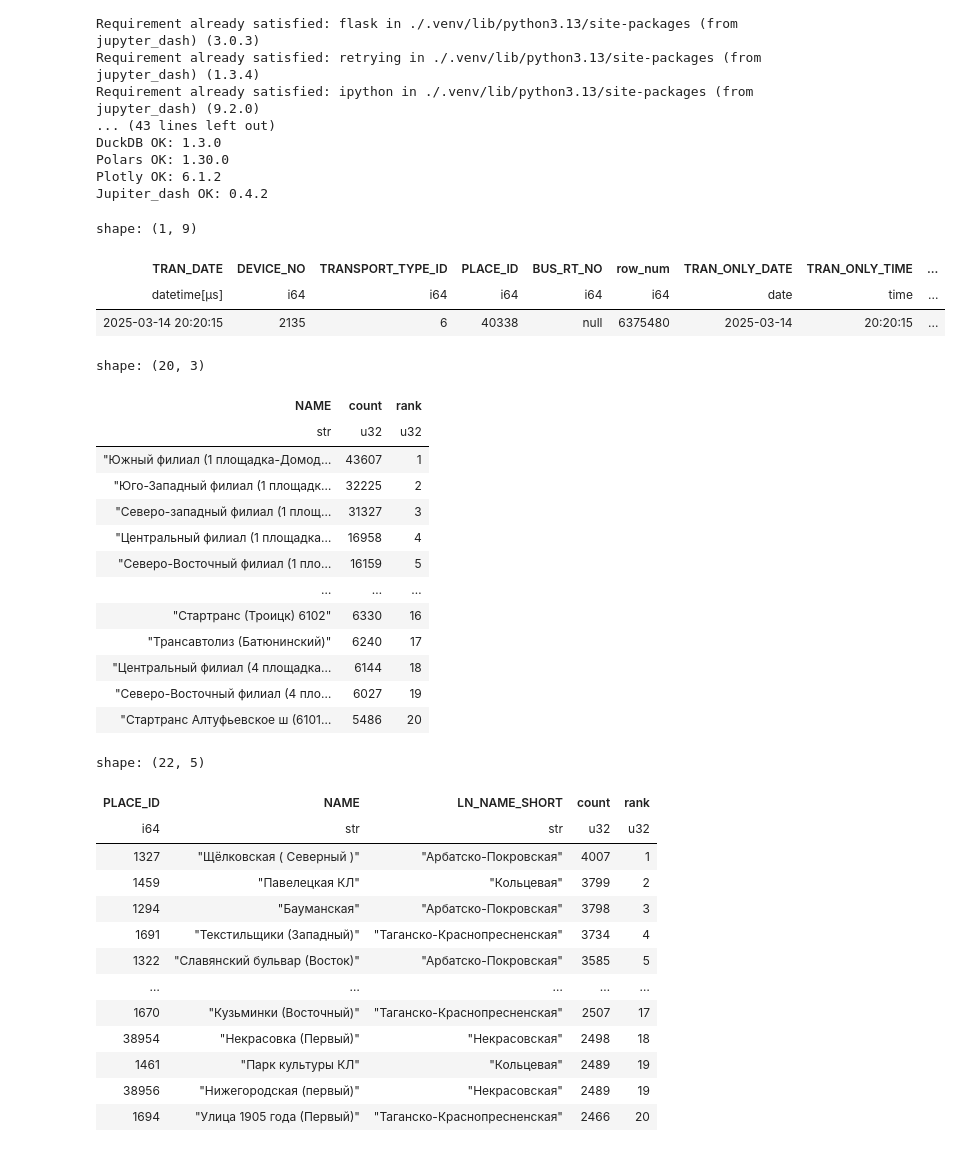
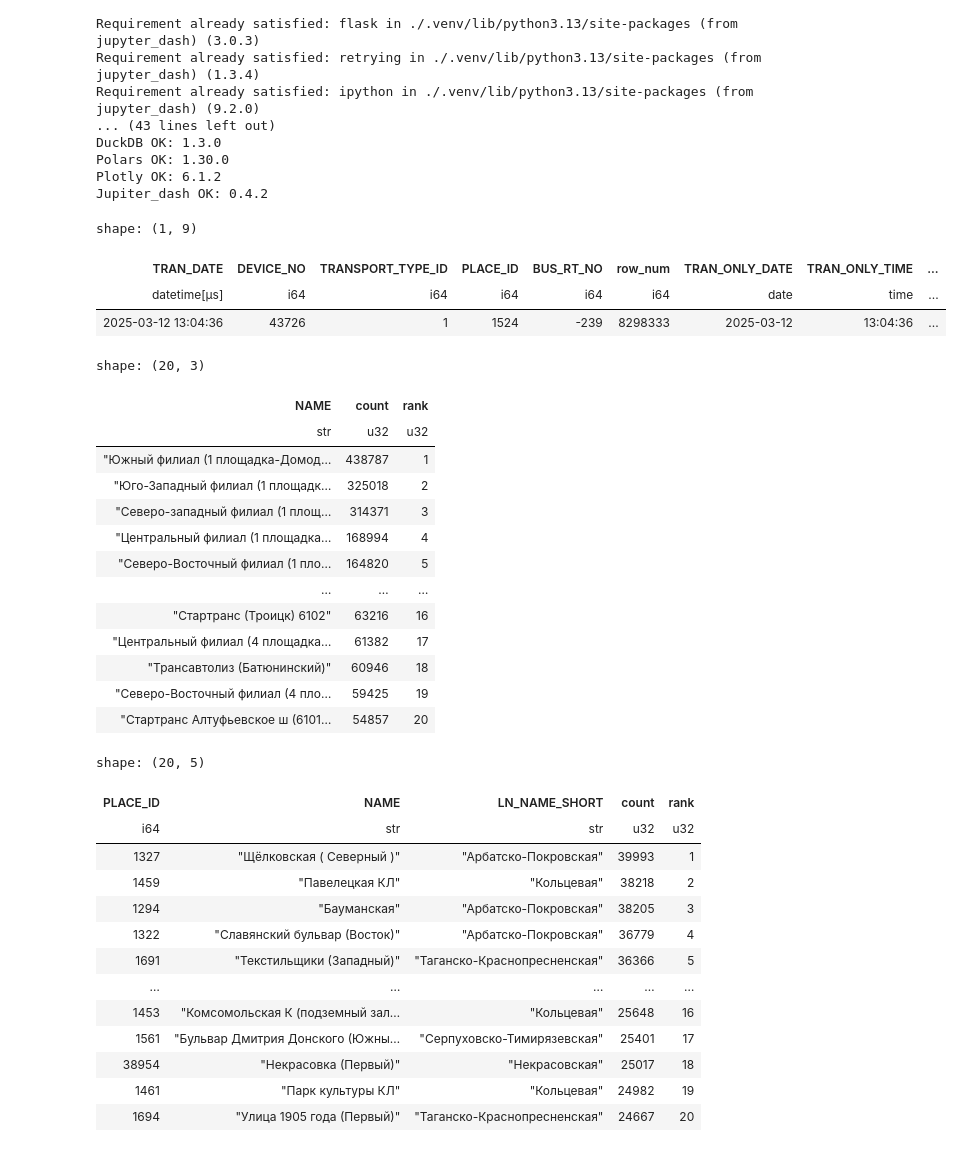
Before and after one commit to Sanya239/MosMetro, a Jupyter notebook: Dash-app.ipynb, the cells around one changed output. Saved outputs shown, nothing was run; the diff lists cells and outputs as text; code cells hidden in the pictures.

```diff
--- a/Dash-app.ipynb
+++ b/Dash-app.ipynb
@@ -62,35 +62,34 @@ def read_parquet_with_duckdb(data_path: str, no_metro=False, no_overground=False
                 TRANSPORT_TYPE_ID,
                 PLACE_ID,
                 BUS_RT_NO,
                 ROW_NUMBER() OVER () AS row_num
             FROM '{data_path}'
             {where_clause}
         ) AS sub
-        WHERE row_num % 10 = 0
     """
 
     result = duckdb.query(query).pl().with_columns([
         pl.col("TRAN_DATE").dt.date().alias("TRAN_ONLY_DATE"),
         pl.col("TRAN_DATE").dt.time().alias("TRAN_ONLY_TIME")
     ]).with_columns(
         pl.when(
             (pl.col("TRANSPORT_TYPE_ID") == 1) & (pl.col("BUS_RT_NO").is_null())
         )
         .then(-239)
         .otherwise(pl.col("BUS_RT_NO"))
         .alias("BUS_RT_NO")).with_columns(
         pl.col("TRAN_DATE").dt.strftime("%A").alias("DAY_NAME")
     )
     return result
 
 
 big_data = read_parquet_with_duckdb(parquet_path)
 big_data.sample()
 # %% [output]
 shape: (1, 9)
 | TRAN_DATE | DEVICE_NO | TRANSPORT_TYPE_ID | PLACE_ID | BUS_RT_NO | row_num | TRAN_ONLY_DATE | TRAN_ONLY_TIME | ... |
 | datetime[μs] | i64 | i64 | i64 | i64 | i64 | date | time | ... |
-| 2025-03-14 20:20:15 | 2135 | 6 | 40338 | null | 6375480 | 2025-03-14 | 20:20:15 | ... |
+| 2025-03-12 13:04:36 | 43726 | 1 | 1524 | -239 | 8298333 | 2025-03-12 | 13:04:36 | ... |
 # %%
 def show(fig):
     fig.update_layout(
@@ -183,17 +182,17 @@ load_top_stops_overground()
 shape: (20, 3)
 | NAME | count | rank |
 | str | u32 | u32 |
-| "Южный филиал (1 площадка-Домод… | 43607 | 1 |
-| "Юго-Западный филиал (1 площадк… | 32225 | 2 |
-| "Северо-западный филиал (1 площ… | 31327 | 3 |
-| "Центральный филиал (1 площадка… | 16958 | 4 |
-| "Северо-Восточный филиал (1 пло… | 16159 | 5 |
+| "Южный филиал (1 площадка-Домод… | 438787 | 1 |
+| "Юго-Западный филиал (1 площадк… | 325018 | 2 |
+| "Северо-западный филиал (1 площ… | 314371 | 3 |
+| "Центральный филиал (1 площадка… | 168994 | 4 |
+| "Северо-Восточный филиал (1 пло… | 164820 | 5 |
 | … | … | … |
-| "Стартранс (Троицк) 6102" | 6330 | 16 |
-| "Трансавтолиз (Батюнинский)" | 6240 | 17 |
-| "Центральный филиал (4 площадка… | 6144 | 18 |
-| "Северо-Восточный филиал (4 пло… | 6027 | 19 |
-| "Стартранс Алтуфьевское ш (6101… | 5486 | 20 |
+| "Стартранс (Троицк) 6102" | 63216 | 16 |
+| "Центральный филиал (4 площадка… | 61382 | 17 |
+| "Трансавтолиз (Батюнинский)" | 60946 | 18 |
+| "Северо-Восточный филиал (4 пло… | 59425 | 19 |
+| "Стартранс Алтуфьевское ш (6101… | 54857 | 20 |
 # %%
 def load_top_stops_underground(top=20, start_dt="2025-03-10", end_dt="2025-03-16", start_tm="00:00",
                                end_tm="23:59", continuous=False):
@@ -227,20 +226,20 @@ def load_top_stops_underground(top=20, start_dt="2025-03-10", end_dt="2025-03-16
 
 load_top_stops_underground()
 # %% [output]
-shape: (22, 5)
+shape: (20, 5)
 | PLACE_ID | NAME | LN_NAME_SHORT | count | rank |
 | i64 | str | str | u32 | u32 |
-| 1327 | "Щёлковская ( Северный )" | "Арбатско-Покровская" | 4007 | 1 |
-| 1459 | "Павелецкая КЛ" | "Кольцевая" | 3799 | 2 |
-| 1294 | "Бауманская" | "Арбатско-Покровская" | 3798 | 3 |
-| 1691 | "Текстильщики (Западный)" | "Таганско-Краснопресненская" | 3734 | 4 |
-| 1322 | "Славянский бульвар (Восток)" | "Арбатско-Покровская" | 3585 | 5 |
+| 1327 | "Щёлковская ( Северный )" | "Арбатско-Покровская" | 39993 | 1 |
+| 1459 | "Павелецкая КЛ" | "Кольцевая" | 38218 | 2 |
+| 1294 | "Бауманская" | "Арбатско-Покровская" | 38205 | 3 |
+| 1322 | "Славянский бульвар (Восток)" | "Арбатско-Покровская" | 36779 | 4 |
+| 1691 | "Текстильщики (Западный)" | "Таганско-Краснопресненская" | 36366 | 5 |
 | … | … | … | … | … |
-| 1670 | "Кузьминки (Восточный)" | "Таганско-Краснопресненская" | 2507 | 17 |
-| 38954 | "Некрасовка (Первый)" | "Некрасовская" | 2498 | 18 |
-| 1461 | "Парк культуры КЛ" | "Кольцевая" | 2489 | 19 |
-| 38956 | "Нижегородская (первый)" | "Некрасовская" | 2489 | 19 |
-| 1694 | "Улица 1905 года (Первый)" | "Таганско-Краснопресненская" | 2466 | 20 |
+| 1453 | "Комсомольская К (подземный зал… | "Кольцевая" | 25648 | 16 |
+| 1561 | "Бульвар Дмитрия Донского (Южны… | "Серпуховско-Тимирязевская" | 25401 | 17 |
+| 38954 | "Некрасовка (Первый)" | "Некрасовская" | 25017 | 18 |
+| 1461 | "Парк культуры КЛ" | "Кольцевая" | 24982 | 19 |
+| 1694 | "Улица 1905 года (Первый)" | "Таганско-Краснопресненская" | 24667 | 20 |
 # %%
 def load_top_routes_overground(top=20, start_dt="2025-03-10", end_dt="2025-03-16", start_tm="00:00",
                                end_tm="23:59", continuous=False, popularity=False):
```
Also changed, not shown: parts of 2 cells of this notebook, 2 other files.
